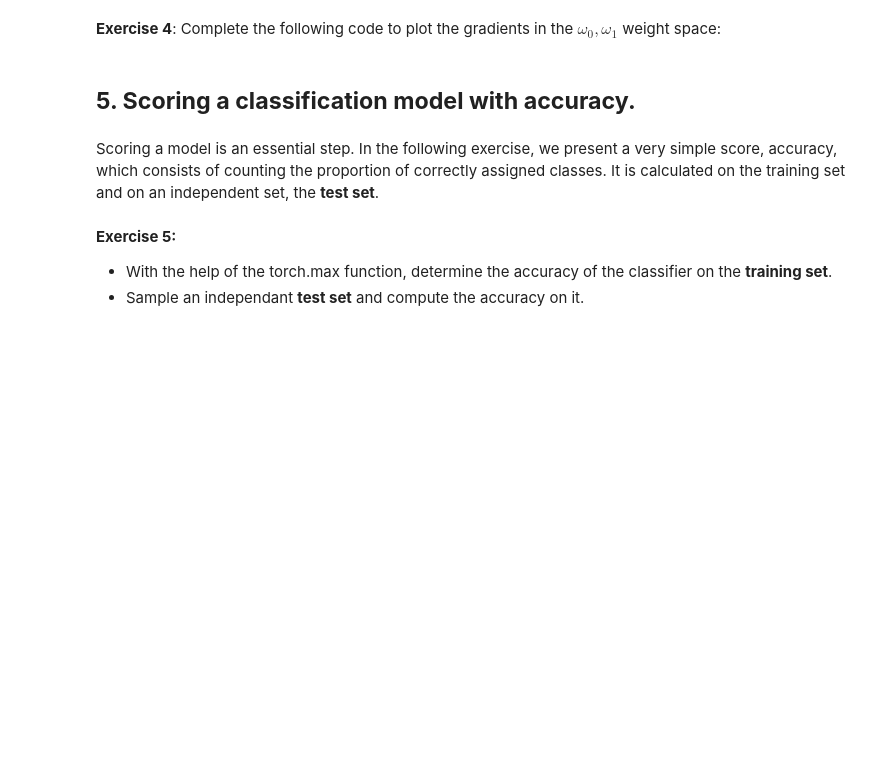
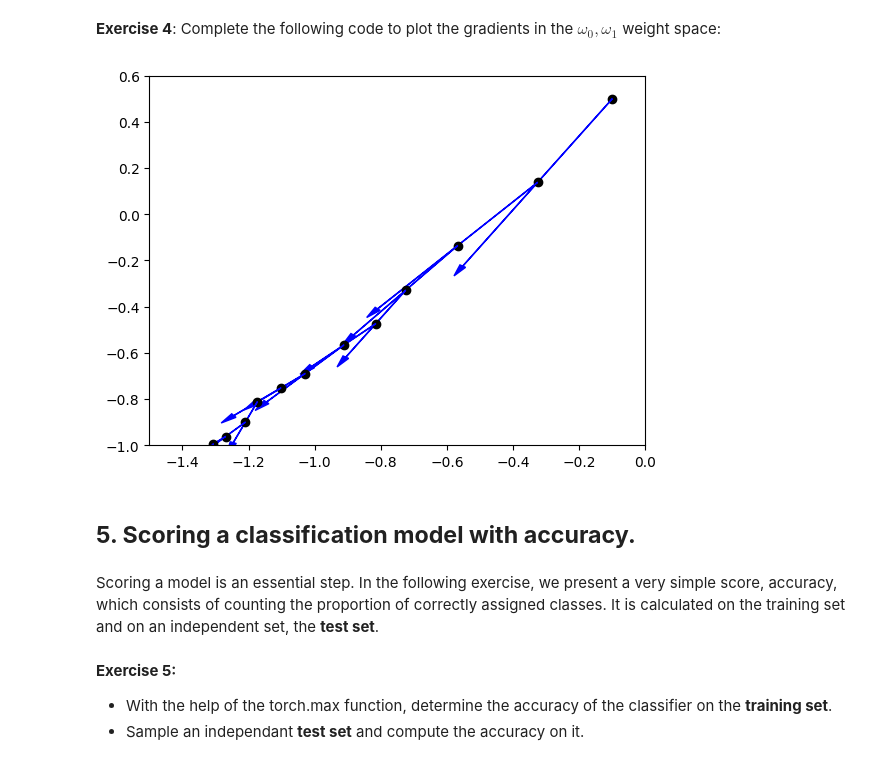
Before and after one commit to Tizmax/Machine-Learning-ENM, a Jupyter notebook: practicals/P1/P1_instructions.ipynb, the cells around one changed output. Drawn from its saved outputs; the diff is of its cells as text; code cells hidden in the pictures; blank space fills up the shorter version.

```diff
--- a/practicals/P1/P1_instructions.ipynb
+++ b/practicals/P1/P1_instructions.ipynb
@@ -343,34 +343,38 @@ for epoch in range(5):
 # %%
 # Initialization of weights:
 model.fc.weight[0, 0].data.fill_(-0.1)
 model.fc.weight[0, 1].data.fill_(0.5)
 model.fc.bias.data.fill_(-1)
 
 fig3 = plt.figure()
 ax3 = fig3.add_subplot(111)
 ax3.axis([-1.5, 0, -1, 0.6])
 
 loader1 = DataLoader(ds1, batch_size=10, shuffle=True)
 lr = 0.5
 optimizer = torch.optim.SGD(model.parameters(), lr=lr)
 
 for epoch in range(25):
     for x, label in loader1:
         optimizer.zero_grad()
         output = model(x)
         l = loss_fn(output, label)
         l.backward()
 
-        # weights = ...
+        weights = model.fc.weight.data.squeeze(dim=0)
+        bias = model.fc.bias.data
         # YOUR CODE HERE
 
-        # gradients:
-        # gradient = ...
+        # gradients (negative):
+        gradient = -model.fc.weight.grad.data.squeeze(dim=0)
 
-        # ax3.scatter(...)
-        # ax3.arrow(...)
+
+        ax3.scatter(weights[0], weights[1], color='black')
+        ax3.arrow(weights[0], weights[1], gradient[0], gradient[1], head_width=0.02, head_length=0.05, fc='b', ec='b')
 
         optimizer.step()
+# %% [output]
+[figure, added]
 # %% [markdown]
 ## **5. Scoring a classification model with accuracy.**
 # %% [markdown]
```
Also changed, not shown: parts of 15 cells of this notebook.
